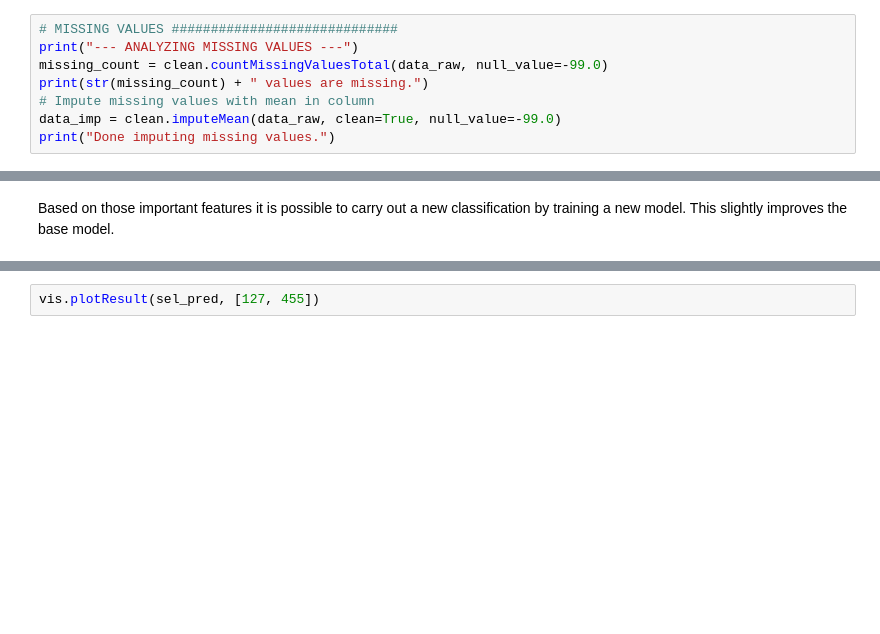
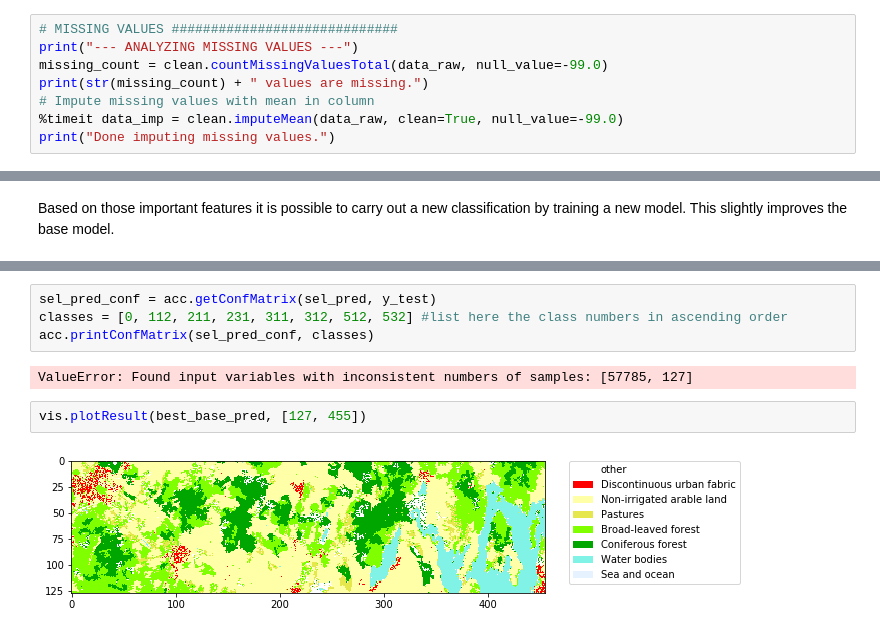
Before and after one commit to AntjeUhde/RanForCorine, a Jupyter notebook: examples/GEO419-RF-Examples.ipynb, the cells around one changed output, grey strips where cells are left out. Cells and saved outputs as stored; diff of their text form; blank space fills up the shorter version.

```diff
--- a/examples/GEO419-RF-Examples.ipynb
+++ b/examples/GEO419-RF-Examples.ipynb
@@ -78,5 +107,5 @@ print("--- ANALYZING MISSING VALUES ---")
 missing_count = clean.countMissingValuesTotal(data_raw, null_value=-99.0)
 print(str(missing_count) + " values are missing.")
 # Impute missing values with mean in column
-data_imp = clean.imputeMean(data_raw, clean=True, null_value=-99.0)
+%timeit data_imp = clean.imputeMean(data_raw, clean=True, null_value=-99.0)
 print("Done imputing missing values.")
@@ -191,4 +367,12 @@ print("Model with selected features as accuracy of: " + str(sel_acc)) #0.67
+# %%
+sel_pred_conf = acc.getConfMatrix(sel_pred, y_test)
+classes = [0, 112, 211, 231, 311, 312, 512, 532] #list here the class numbers in ascending order
+acc.printConfMatrix(sel_pred_conf, classes)
+# %% [output]
+ValueError: Found input variables with inconsistent numbers of samples: [57785, 127]
 # %%
-vis.plotResult(sel_pred, [127, 455])
+vis.plotResult(best_base_pred, [127, 455])
+# %% [output]
+[figure, added]
 # %%
 # save the result to disk as GeoTIFF"
```
Also changed, not shown: parts of 20 cells of this notebook, 1 other file.
